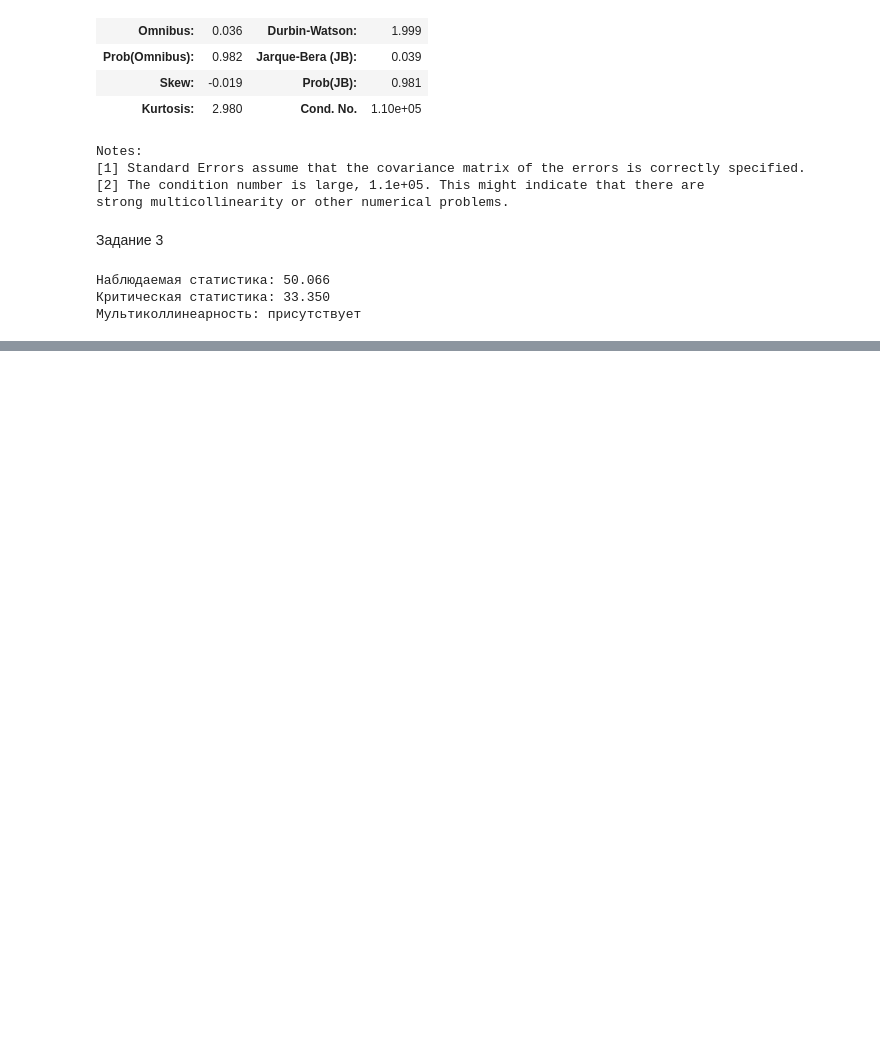
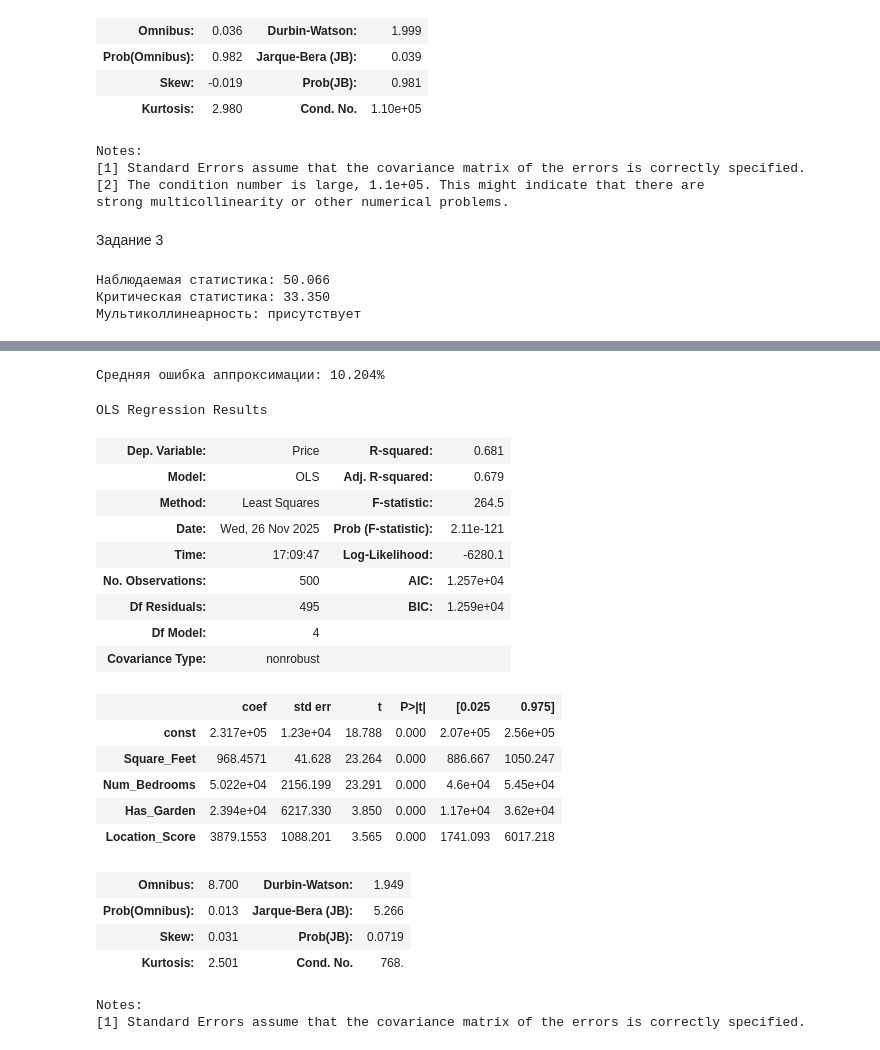
Before and after one commit to Kudriavtsev-Eduard/MultiRegressionSolution, a Jupyter notebook: solution.ipynb, the cells around one changed output, grey strips where cells are left out. Cells and saved outputs as stored; diff of their text form; code cells hidden in the pictures; blank space fills up the shorter version.

```diff
--- a/solution.ipynb
+++ b/solution.ipynb
@@ -106,3 +157,31 @@ check_multicollinearity(df)
+# %%
+excluded_model = sm.OLS(excluded[target], excluded.drop(columns=[target])).fit()
+print(f"Средняя ошибка аппроксимации: {np.mean(np.abs(excluded_model.resid) / excluded[target].to_numpy()) * 100:.3f}%")
+excluded_model.summary()
+# %% [output]
+Средняя ошибка аппроксимации: 10.204%
+OLS Regression Results
+| Dep. Variable: | Price | R-squared: | 0.681 |
+| Model: | OLS | Adj. R-squared: | 0.679 |
+| Method: | Least Squares | F-statistic: | 264.5 |
+| Date: | Wed, 26 Nov 2025 | Prob (F-statistic): | 2.11e-121 |
+| Time: | 17:09:47 | Log-Likelihood: | -6280.1 |
+| No. Observations: | 500 | AIC: | 1.257e+04 |
+| Df Residuals: | 495 | BIC: | 1.259e+04 |
+| Df Model: | 4 |  |  |
+| Covariance Type: | nonrobust |  |  |
+|  | coef | std err | t | P>|t| | [0.025 | 0.975] |
+| const | 2.317e+05 | 1.23e+04 | 18.788 | 0.000 | 2.07e+05 | 2.56e+05 |
+| Square_Feet | 968.4571 | 41.628 | 23.264 | 0.000 | 886.667 | 1050.247 |
+| Num_Bedrooms | 5.022e+04 | 2156.199 | 23.291 | 0.000 | 4.6e+04 | 5.45e+04 |
+| Has_Garden | 2.394e+04 | 6217.330 | 3.850 | 0.000 | 1.17e+04 | 3.62e+04 |
+| Location_Score | 3879.1553 | 1088.201 | 3.565 | 0.000 | 1741.093 | 6017.218 |
+| Omnibus: | 8.700 | Durbin-Watson: | 1.949 |
+| Prob(Omnibus): | 0.013 | Jarque-Bera (JB): | 5.266 |
+| Skew: | 0.031 | Prob(JB): | 0.0719 |
+| Kurtosis: | 2.501 | Cond. No. | 768. |
+Notes:
+[1] Standard Errors assume that the covariance matrix of the errors is correctly specified.
 # %%
 from sklearn.decomposition import PCA
 from sklearn.preprocessing import StandardScaler
```
Also changed, not shown: parts of 5 cells of this notebook.
